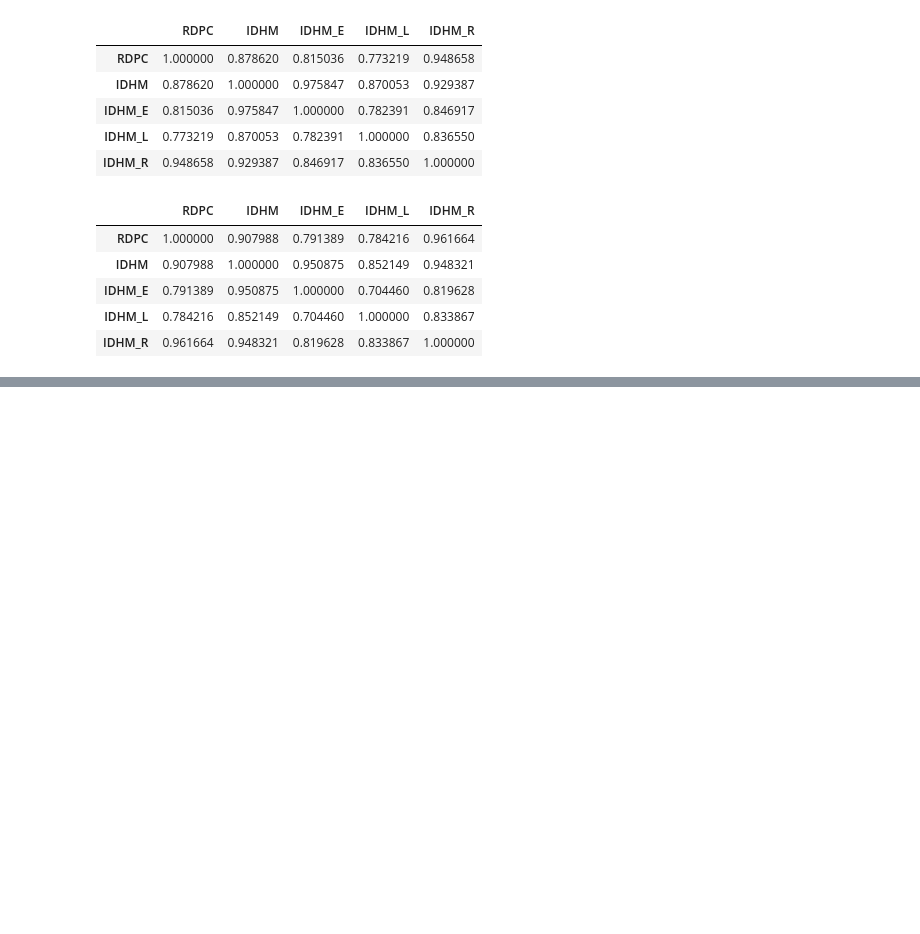
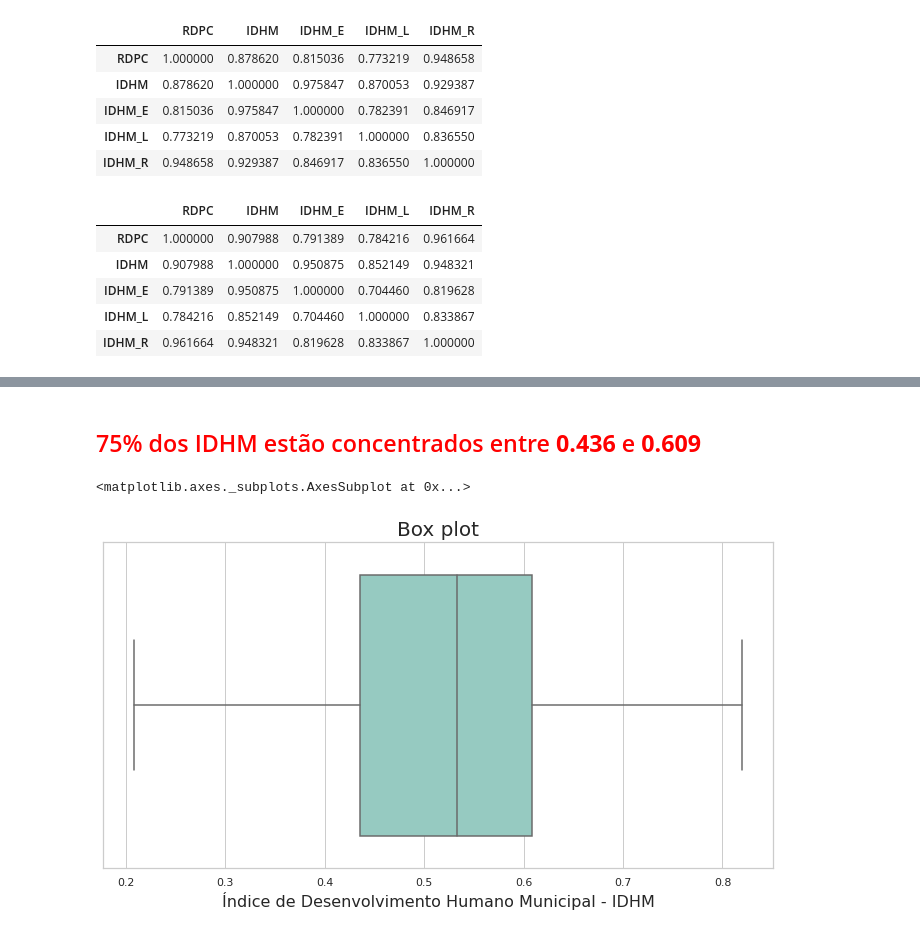
Before and after one commit to EmersonFranca/IDH_Atlas, a Jupyter notebook: Analise_Exploratoria/1_Analise_Exploratoria.ipynb, the cells around one changed output, grey strips where cells are left out. Cells and saved outputs as stored; diff of their text form; code cells hidden in the pictures; blank space fills up the shorter version.

```diff
--- a/Analise_Exploratoria/1_Analise_Exploratoria.ipynb
+++ b/Analise_Exploratoria/1_Analise_Exploratoria.ipynb
@@ -112,0 +127,12 @@ dfIDH_2010[['RDPC','IDHM', 'IDHM_E', 'IDHM_L', 'IDHM_R']].corr()
+# %% [markdown]
+## <font color = 'red'> 75% dos IDHM estão concentrados entre **0.436** e **0.609**
+# %%
+sns.set(style='whitegrid')
+ax = sns.boxplot(data=dfIDH_2000, x='IDHM', width=0.8, linewidth=1.5,palette="Set3")
+ax.figure.set_size_inches(12,6)
+ax.set_title('Box plot', fontsize=20)
+ax.set_xlabel('Índice de Desenvolvimento Humano Municipal - IDHM', fontsize=16)
+ax
+# %% [output]
+<matplotlib.axes._subplots.AxesSubplot at 0x...>
+[figure, added]
```
Also changed, not shown: parts of 16 cells of this notebook.
